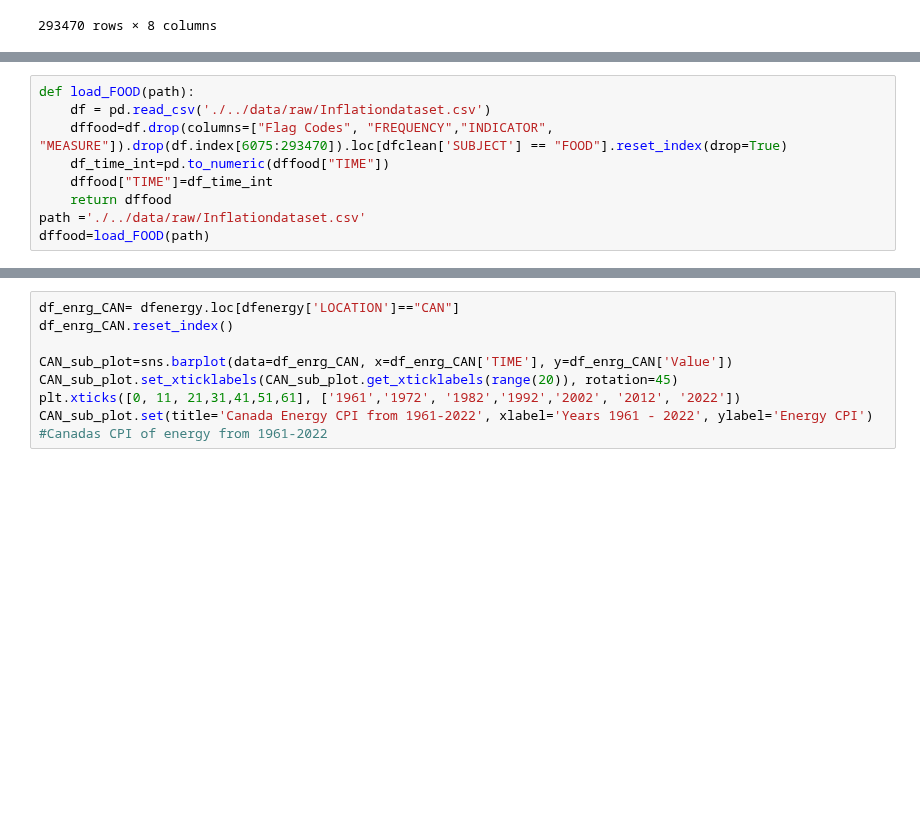
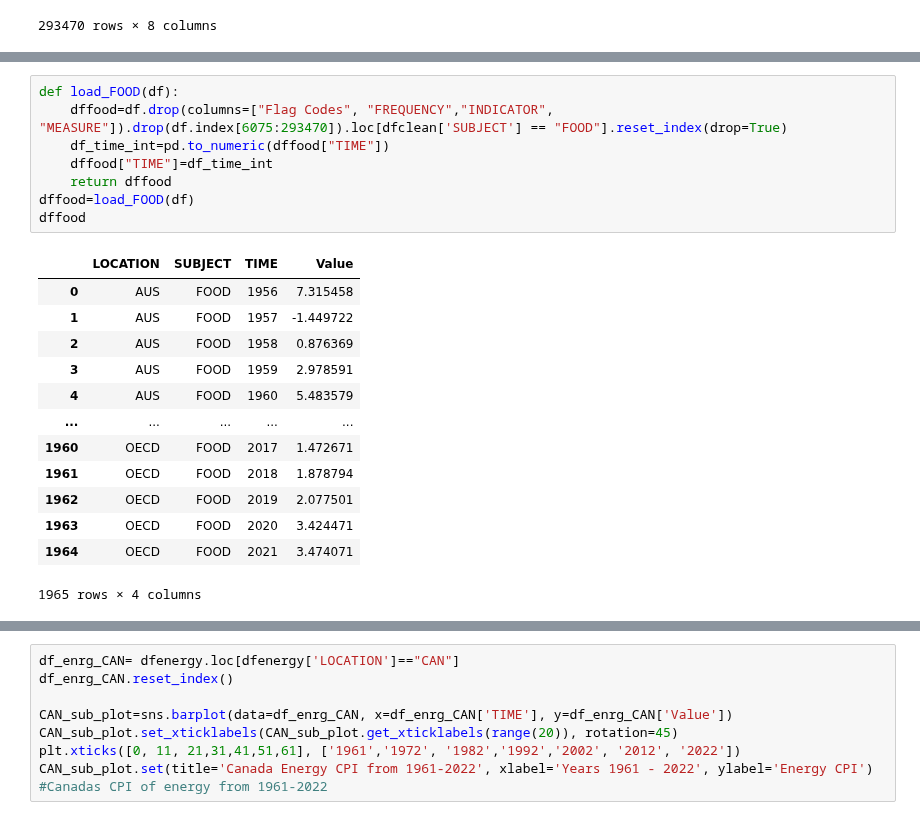
Before and after one commit to ubco-W2022T2-data301/project-group-group19, a Jupyter notebook: analysis/analysis1.ipynb, the cells around one changed output, grey strips where cells are left out. Saved outputs shown, nothing was run; the diff lists cells and outputs as text; blank space fills up the shorter version.

```diff
--- a/analysis/analysis1.ipynb
+++ b/analysis/analysis1.ipynb
@@ -74,10 +100,23 @@ dfenergy=load_ENRG(path)
 # %%
-def load_FOOD(path):
-    df = pd.read_csv('./../data/raw/Inflationdataset.csv')
+def load_FOOD(df):
     dffood=df.drop(columns=["Flag Codes", "FREQUENCY","INDICATOR", "MEASURE"]).drop(df.index[6075:293470]).loc[dfclean['SUBJECT'] == "FOOD"].reset_index(drop=True)
     df_time_int=pd.to_numeric(dffood["TIME"])
     dffood["TIME"]=df_time_int
     return dffood
-path ='./../data/raw/Inflationdataset.csv'
-dffood=load_FOOD(path)
+dffood=load_FOOD(df)
+dffood
+# %% [output]
+|  | LOCATION | SUBJECT | TIME | Value |
+| 0 | AUS | FOOD | 1956 | 7.315458 |
+| 1 | AUS | FOOD | 1957 | -1.449722 |
+| 2 | AUS | FOOD | 1958 | 0.876369 |
+| 3 | AUS | FOOD | 1959 | 2.978591 |
+| 4 | AUS | FOOD | 1960 | 5.483579 |
+| ... | ... | ... | ... | ... |
+| 1960 | OECD | FOOD | 2017 | 1.472671 |
+| 1961 | OECD | FOOD | 2018 | 1.878794 |
+| 1962 | OECD | FOOD | 2019 | 2.077501 |
+| 1963 | OECD | FOOD | 2020 | 3.424471 |
+| 1964 | OECD | FOOD | 2021 | 3.474071 |
+1965 rows × 4 columns
 # %%
```
Also changed, not shown: parts of 3 cells of this notebook.
